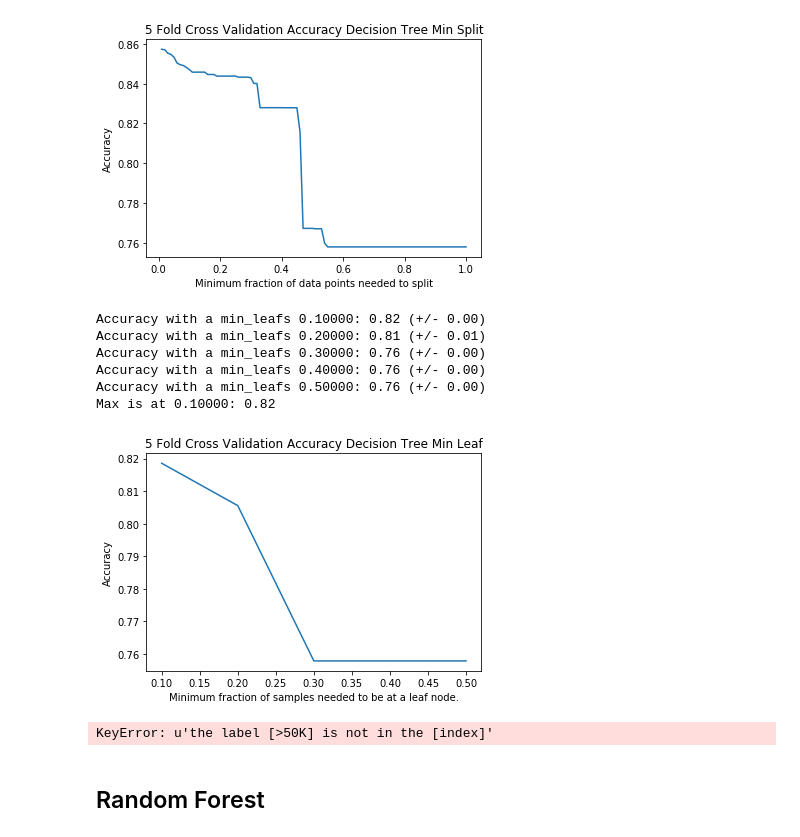
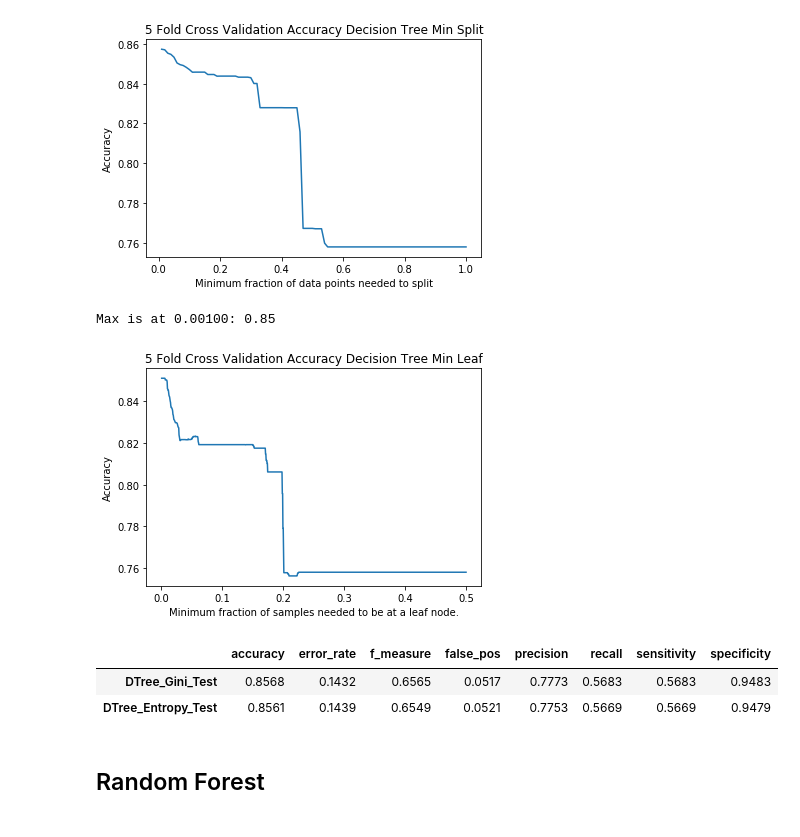
Before and after one commit to amcheng/adult-income-analysis, a Jupyter notebook: DecisionTree.ipynb, the cells around one changed output. Drawn from its saved outputs; the diff is of its cells as text; code cells hidden in the pictures.

Commit message:
decision tree almost done

```diff
--- a/DecisionTree.ipynb
+++ b/DecisionTree.ipynb
@@ -223,41 +228,38 @@ plt.savefig("minSplit.png")
 Max is at 0.01000: 0.86
 [figure]
 # %%
-min_samples_leafs = np.linspace(0.1, 0.5, 5, endpoint=True)
+min_samples_leafs = np.linspace(0.001, 0.5, 1000, endpoint=True)
 # min_samples_leaf = 1
 split = 0.1
-acc = np.zeros(5)
+acc = np.zeros(1000)
 i = 0
 for leafs in min_samples_leafs:
         clf = DecisionTreeClassifier(criterion = 'gini',
                               min_samples_split = split,
                               min_samples_leaf = leafs)
         scores = cross_val_score(clf, X_train, Y_train, cv=5)
-        print("Accuracy with a min_leafs %0.5f: %0.2f (+/- %0.2f)" % (leafs ,scores.mean(), scores.std() * 2))
+#         print("Accuracy with a min_leafs %0.5f: %0.2f (+/- %0.2f)" % (leafs ,scores.mean(), scores.std() * 2))
         acc[i] = scores.mean()
         i += 1
         sys.stdout.flush()
 
 index = np.argmax(acc)
 
 print("Max is at %0.5f: %0.2f " % (min_samples_leafs[index], acc[index]))
 plt.plot(min_samples_leafs,acc)
 plt.xlabel("Minimum fraction of samples needed to be at a leaf node.")
 plt.ylabel("Accuracy")
 plt.title("5 Fold Cross Validation Accuracy Decision Tree Min Leaf")
 plt.savefig("minLeaf.png")
 # %% [output]
-Accuracy with a min_leafs 0.10000: 0.82 (+/- 0.00)
-Accuracy with a min_leafs 0.20000: 0.81 (+/- 0.01)
-Accuracy with a min_leafs 0.30000: 0.76 (+/- 0.00)
-Accuracy with a min_leafs 0.40000: 0.76 (+/- 0.00)
-Accuracy with a min_leafs 0.50000: 0.76 (+/- 0.00)
-Max is at 0.10000: 0.82
+Max is at 0.00100: 0.85
-[figure, old version]
+[figure, new version]
 # %%
-min_samples_split = 0.01 #default value
-min_samples_leaf = 0.1  # default value
+min_samples_split = 0.05 #default value
+min_samples_leaf = 0.001  # default value
 # results = dic()
+
+
 # gini tree
 
 g_tree = DecisionTreeClassifier(criterion = 'gini',
@@ -266,31 +268,35 @@ g_tree = DecisionTreeClassifier(criterion = 'gini',
 
 g_tree.fit(X_train,Y_train)
 
-g_train_predict = g_tree.predict(X_train)
 g_test_predict = g_tree.predict(X_test)
 
-DTree_Gini = model_eval(Y_train,g_train_predict)
-DTree_Entropy = model_eval(Y_train,g_test_predict)
+DTree_Gini_Test = performance_metrics(Y_test,g_test_predict)
 
 
 
+# entropy tree
+
+e_tree = DecisionTreeClassifier(criterion = 'entropy',
+                              min_samples_split = min_samples_split,
+                              min_samples_leaf = min_samples_leaf)
+
+e_tree.fit(X_train,Y_train)
+
+e_test_predict = e_tree.predict(X_test)
+
+DTree_Entropy_Test = performance_metrics(Y_test,e_test_predict)
 
 
-ovl_dtree = round(pd.DataFrame([DTree_Entropy, DTree_Gini], index = ['DTree_Entropy','DTree_Gini']),4)
+ovl_dtree = pd.DataFrame([DTree_Gini_Test, DTree_Entropy_Test],
+                         index = ['DTree_Gini_Test', 'DTree_Entropy_Test'])
 
-display(ovl_dtree)
+ovl_dtree.sort_values(by = ['f_measure', 'accuracy'], ascending = False, inplace = True)
 
-# entropy tree
-
-# e_tree = DecisionTreeClassifier(criterion = 'entropy',
-#                               min_samples_split = min_samples_split,
-#                               min_samples_leaf = min_samples_leaf)
-
-# e_tree.fit(X_train,Y_train)
-# e_train_predict = e_tree.predict(X_train)
-# e_test_predict = e_tree.predict(X_test)
+display(ovl_dtree.round(4))
 # %% [output]
-KeyError: u'the label [>50K] is not in the [index]'
+|  | accuracy | error_rate | f_measure | false_pos | precision | recall | sensitivity | specificity |
+| DTree_Gini_Test | 0.8568 | 0.1432 | 0.6565 | 0.0517 | 0.7773 | 0.5683 | 0.5683 | 0.9483 |
+| DTree_Entropy_Test | 0.8561 | 0.1439 | 0.6549 | 0.0521 | 0.7753 | 0.5669 | 0.5669 | 0.9479 |
 # %% [markdown]
 ## Random Forest
 # %%
```
Also changed, not shown: parts of 6 cells of this notebook, 3 other files.
